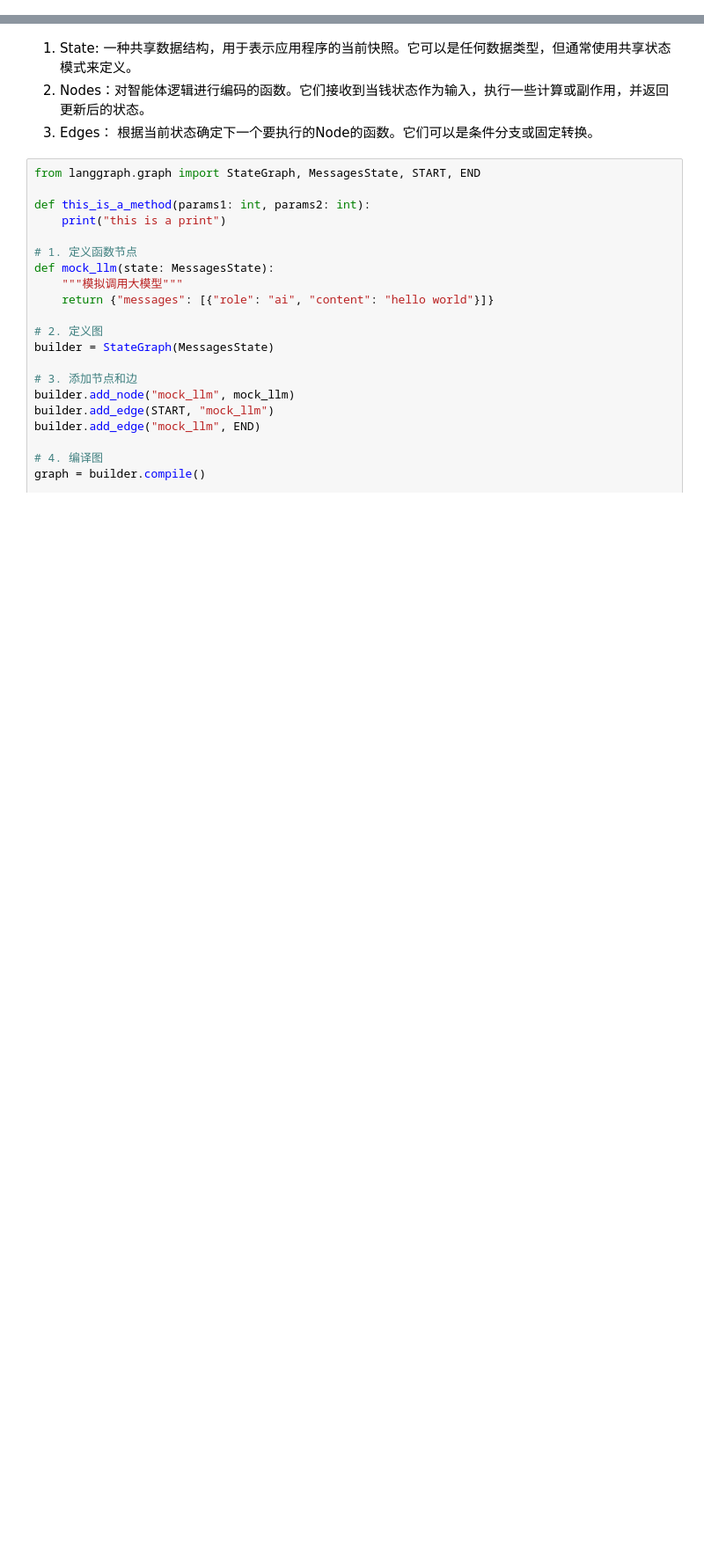
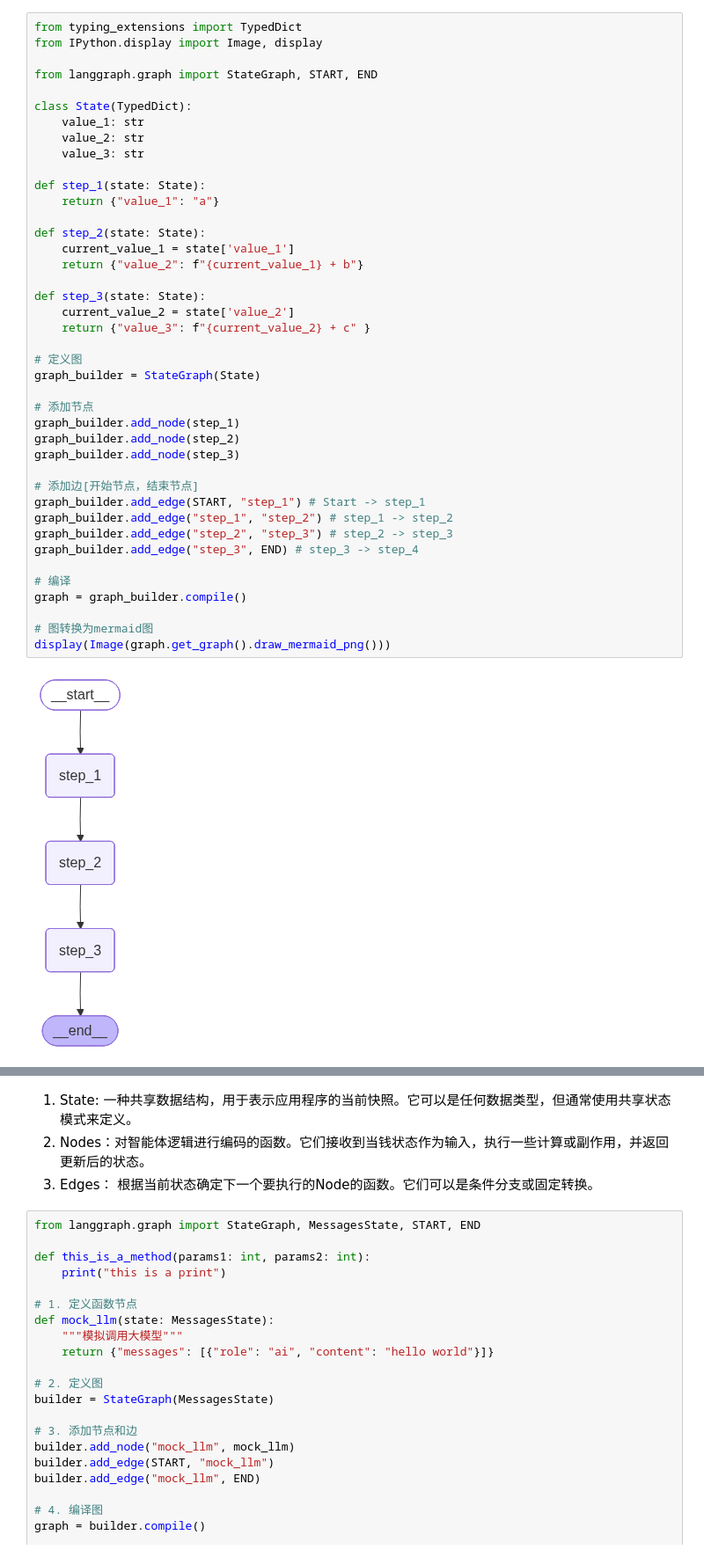
Before and after one commit to Jiangfengtime/AI-Learning-Hub, a Jupyter notebook: com.hjf.demo.langGraph/Test01-Demo.ipynb, the cells around one changed output, grey strips where cells are left out. Shown at 88% size. Drawn from its saved outputs; the diff is of its cells as text; blank space fills up the shorter version.

```diff
--- a/com.hjf.demo.langGraph/Test01-Demo.ipynb
+++ b/com.hjf.demo.langGraph/Test01-Demo.ipynb
@@ -0,0 +85,43 @@
+# %%
+from typing_extensions import TypedDict
+from IPython.display import Image, display
+
+from langgraph.graph import StateGraph, START, END
+
+class State(TypedDict):
+    value_1: str
+    value_2: str
+    value_3: str
+
+def step_1(state: State):
+    return {"value_1": "a"}
+
+def step_2(state: State):
+    current_value_1 = state['value_1']
+    return {"value_2": f"{current_value_1} + b"}
+
+def step_3(state: State):
+    current_value_2 = state['value_2']
+    return {"value_3": f"{current_value_2} + c" }
+
+# 定义图
+graph_builder = StateGraph(State)
+
+# 添加节点
+graph_builder.add_node(step_1)
+graph_builder.add_node(step_2)
+graph_builder.add_node(step_3)
+
+# 添加边[开始节点，结束节点]
+graph_builder.add_edge(START, "step_1") # Start -> step_1
+graph_builder.add_edge("step_1", "step_2") # step_1 -> step_2
+graph_builder.add_edge("step_2", "step_3") # step_2 -> step_3
+graph_builder.add_edge("step_3", END) # step_3 -> step_4
+
+# 编译
+graph = graph_builder.compile()
+
+# 图转换为mermaid图
+display(Image(graph.get_graph().draw_mermaid_png()))
+# %% [output]
+[figure, added]
```
Also changed, not shown: parts of 26 cells of this notebook.
